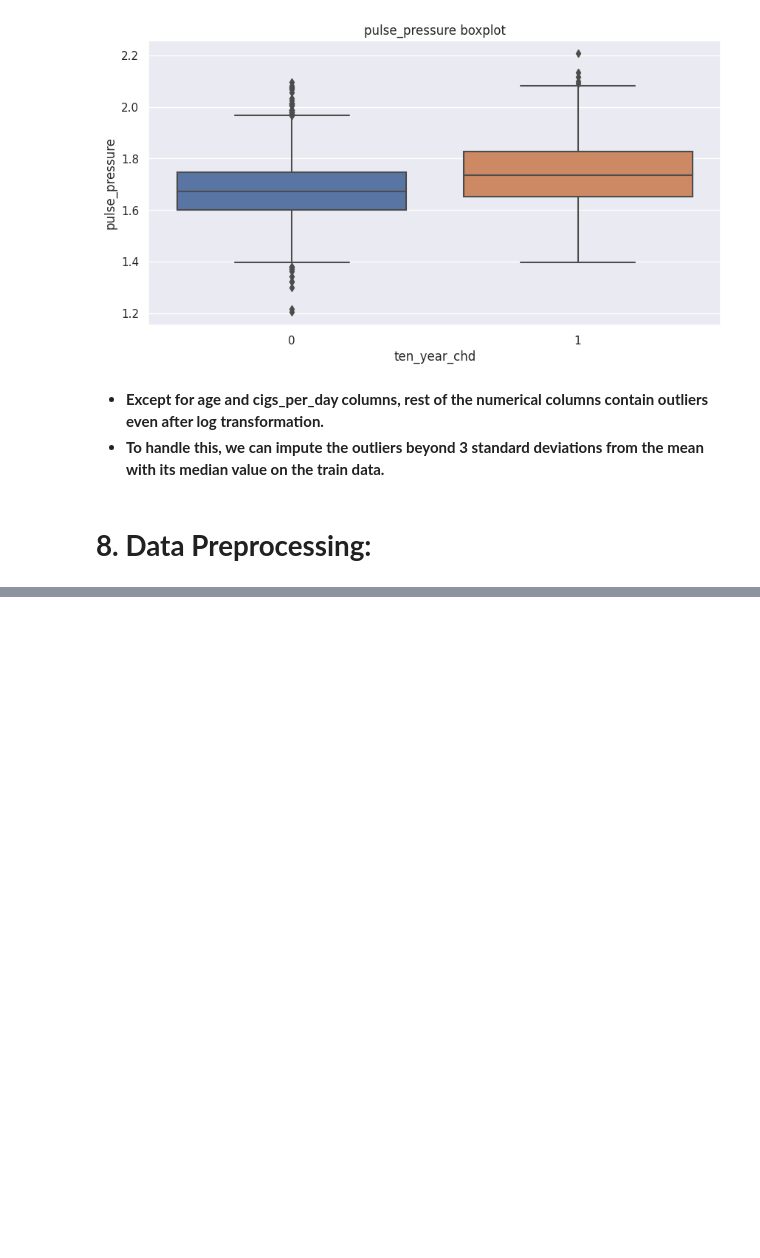
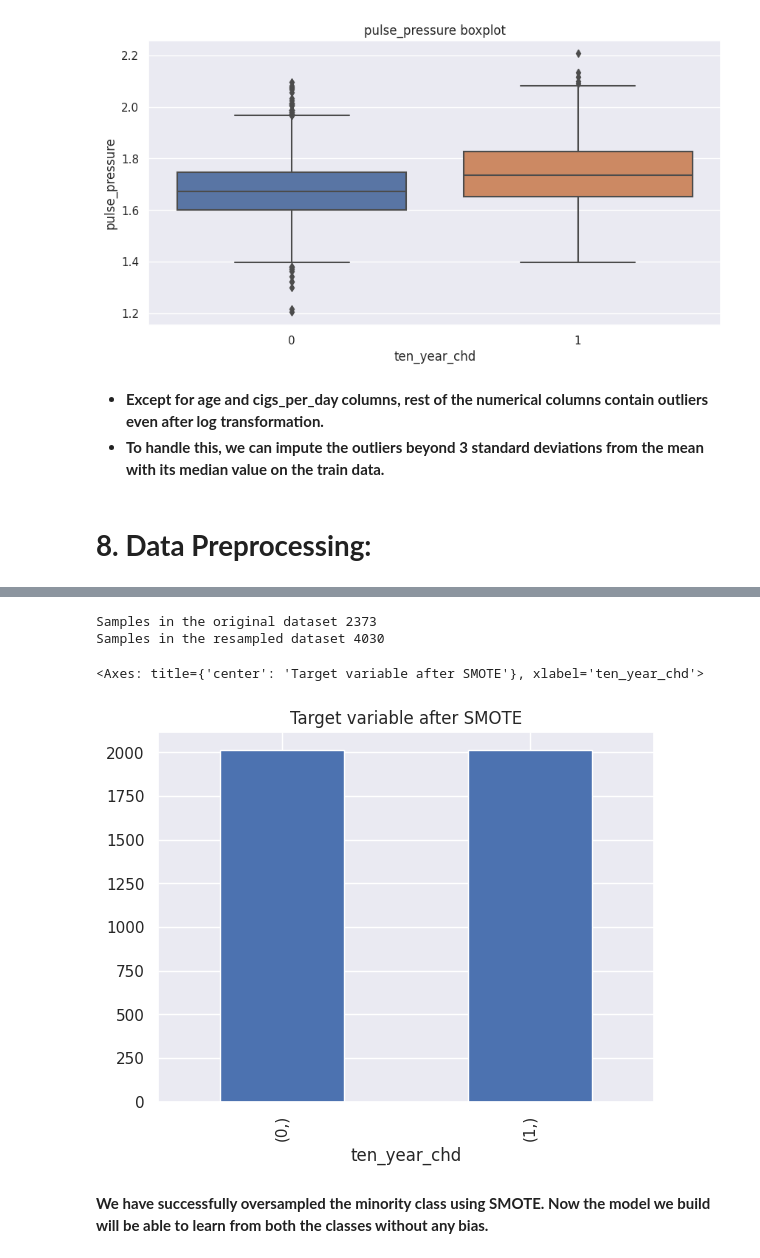
Before and after one commit to hamant-jagwan/Cardiovascular_Risk_Prediction--ML--Classification, a Jupyter notebook: Cardiovascular_Risk_Prediction.ipynb, the cells around one changed output, grey strips where cells are left out. Drawn from its saved outputs; the diff is of its cells as text; code cells hidden in the pictures; blank space fills up the shorter version.

```diff
--- a/Cardiovascular_Risk_Prediction.ipynb
+++ b/Cardiovascular_Risk_Prediction.ipynb
@@ -948,0 +1017,7 @@ for col in continuous_var:
+# %%
+# imputing the outliers beyond 3 standard deviations from the mean with its median value
+for i in ['total_cholesterol', 'bmi', 'heart_rate', 'glucose','pulse_pressure']:
+  upper_lim = X_train[i].mean() + 3 * X_train[i].std()
+  lower_lim = X_train[i].mean() - 3 * X_train[i].std()
+  X_train.loc[(X_train[i] > upper_lim),i] = X_train[i].median()
+  X_train.loc[(X_train[i] < lower_lim),i] = X_train[i].median()
@@ -948,0 +1047,20 @@ for col in continuous_var:
+# %%
+# Oversampling using SMOTE
+smote = SMOTE()
+
+# fit predictor and target variable
+X_smote, y_smote = smote.fit_resample(X_train, y_train)
+
+print('Samples in the original dataset', len(y_train))
+print('Samples in the resampled dataset', len(y_smote))
+# %% [output]
+Samples in the original dataset 2373
+Samples in the resampled dataset 4030
+# %%
+# visualize the target variable after SMOTE
+y_smote.value_counts().plot(kind='bar', title='Target variable after SMOTE')
+# %% [output]
+<Axes: title={'center': 'Target variable after SMOTE'}, xlabel='ten_year_chd'>
+[figure, added]
+# %% [markdown]
+**We have successfully oversampled the minority class using SMOTE. Now the model we build will be able to learn from both the classes without any bias.**
```
Also changed, not shown: parts of 24 cells of this notebook.
